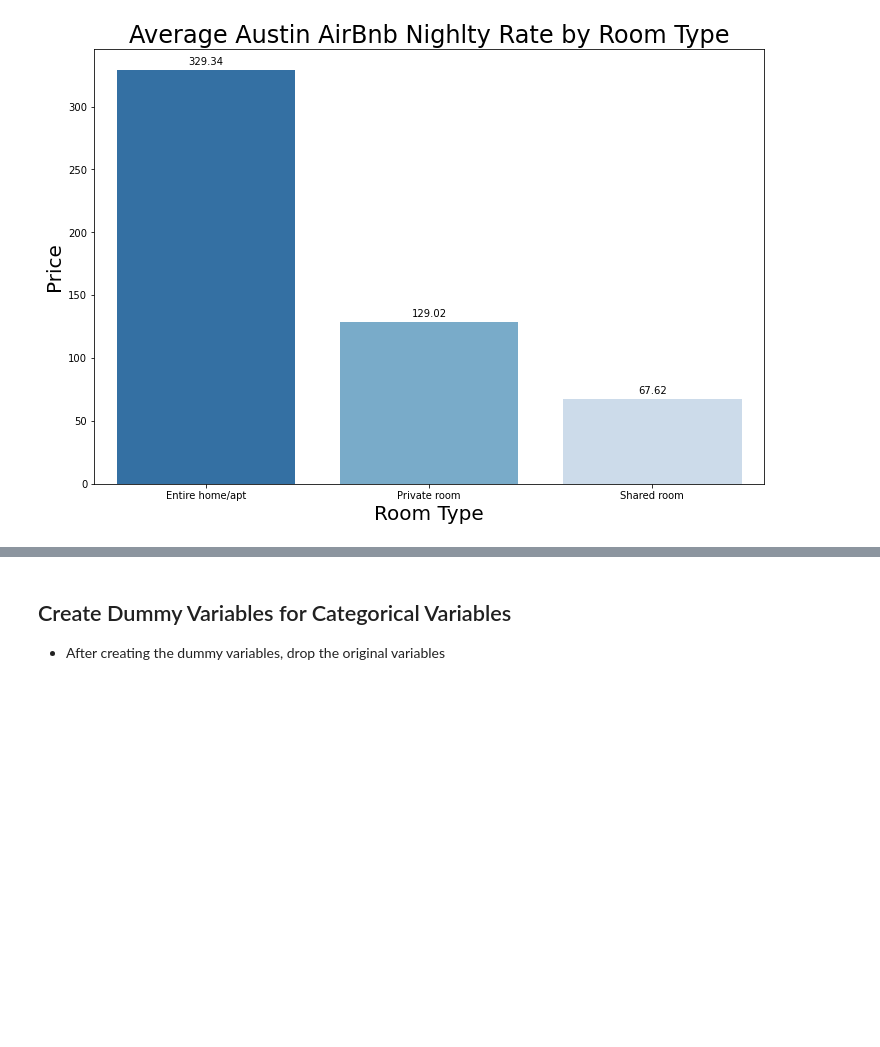
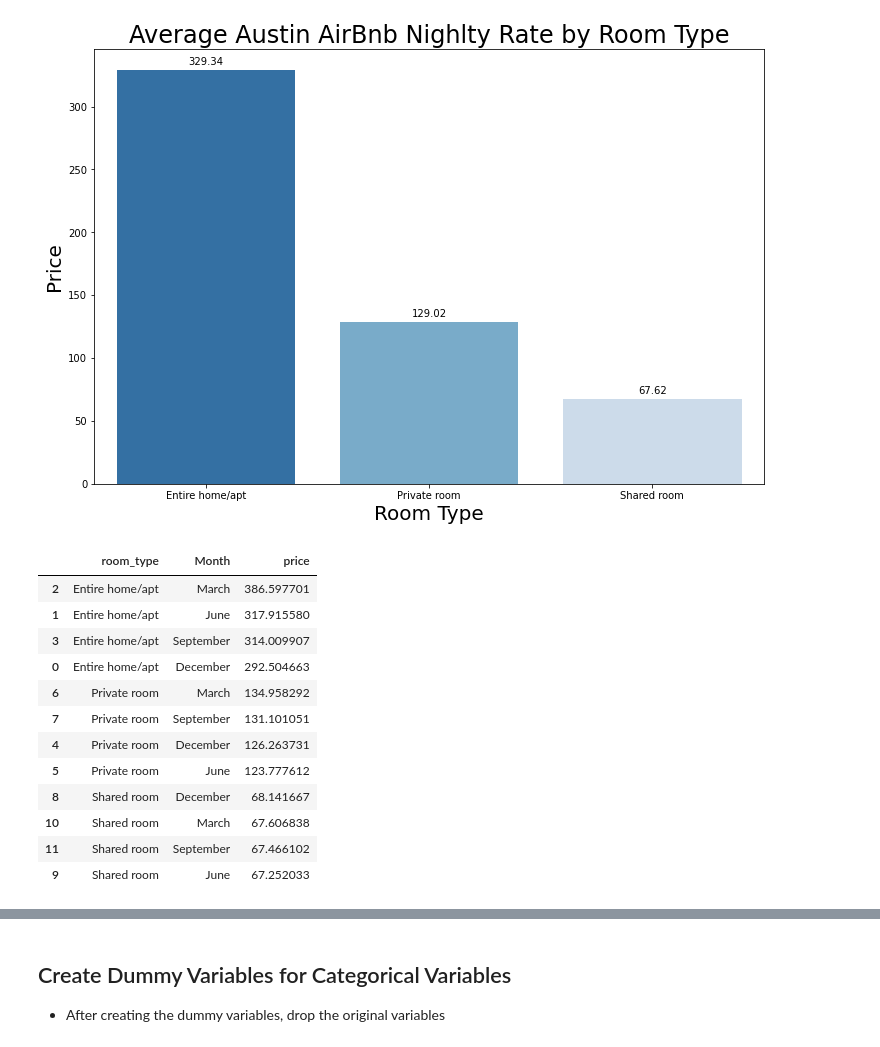
Before and after one commit to jmerce07/Data-Science-Blog, a Jupyter notebook: Austin Airbnb Data.ipynb, the cells around one changed output, grey strips where cells are left out. Saved outputs shown, nothing was run; the diff lists cells and outputs as text; code cells hidden in the pictures; blank space fills up the shorter version.

```diff
--- a/Austin Airbnb Data.ipynb
+++ b/Austin Airbnb Data.ipynb
@@ -495,3 +495,23 @@ plt.ylabel("Price", fontsize=20);
 plt.title("Average Austin AirBnb Nighlty Rate by Room Type", fontsize=24);
 # %% [output]
 [figure]
+# %%
+# Get mean by subgroup
+# Get the average price by room type and month
+price_room = df_clean[['room_type', 'Month', 'price']]
+room_price_month = price_room.groupby(['room_type','Month'], as_index=False).mean().sort_values(by='price', ascending=False)
+room_price_month
+# %% [output]
+|  | room_type | Month | price |
+| 2 | Entire home/apt | March | 386.597701 |
+| 1 | Entire home/apt | June | 317.915580 |
+| 3 | Entire home/apt | September | 314.009907 |
+| 0 | Entire home/apt | December | 292.504663 |
+| 6 | Private room | March | 134.958292 |
+| 7 | Private room | September | 131.101051 |
+| 4 | Private room | December | 126.263731 |
+| 5 | Private room | June | 123.777612 |
+| 8 | Shared room | December | 68.141667 |
+| 10 | Shared room | March | 67.606838 |
+| 11 | Shared room | September | 67.466102 |
+| 9 | Shared room | June | 67.252033 |
```
Also changed, not shown: parts of 2 cells of this notebook.
